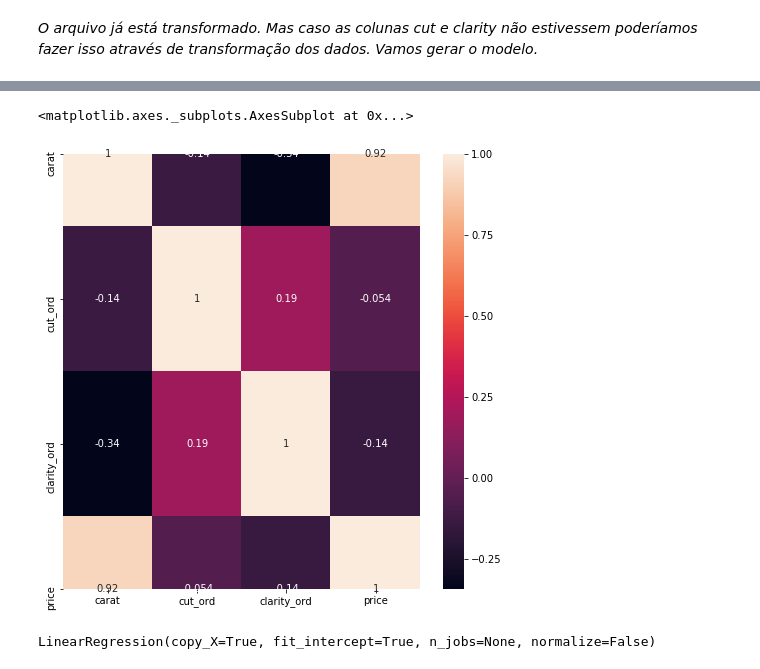
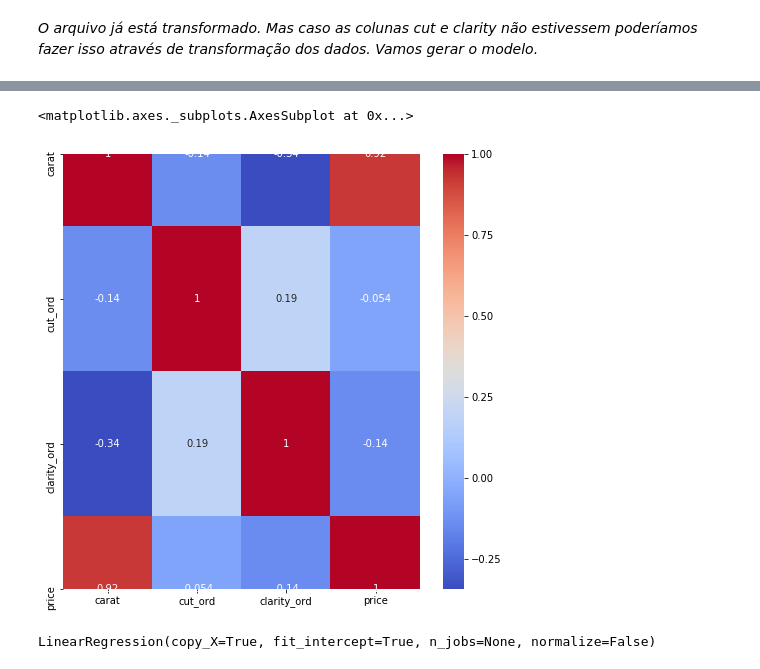
Before and after one commit to felipesembay/Udacity, a Jupyter notebook: Projeto1_Regressao_Linear/Diamonds.ipynb, the cells around one changed output, grey strips where cells are left out. Drawn from its saved outputs; the diff is of its cells as text; code cells hidden in the pictures.

```diff
--- a/Projeto1_Regressao_Linear/Diamonds.ipynb
+++ b/Projeto1_Regressao_Linear/Diamonds.ipynb
@@ -61,9 +88,9 @@ df.plot(x='carat',y='price',kind='scatter', title='Preço em relação ao quilat
 # %%
-plt.figure(figsize=(8, 8))
-sns.heatmap(df.corr(), annot=True)
+plt.figure(figsize=(8,8))
+sns.heatmap(df.corr(),cmap='coolwarm',annot=True)
 # %% [output]
 <matplotlib.axes._subplots.AxesSubplot at 0x...>
-[figure, old version]
+[figure, new version]
 # %%
 from sklearn.model_selection import train_test_split
 # %%
```
Also changed, not shown: parts of 10 cells of this notebook, 7 other files.
